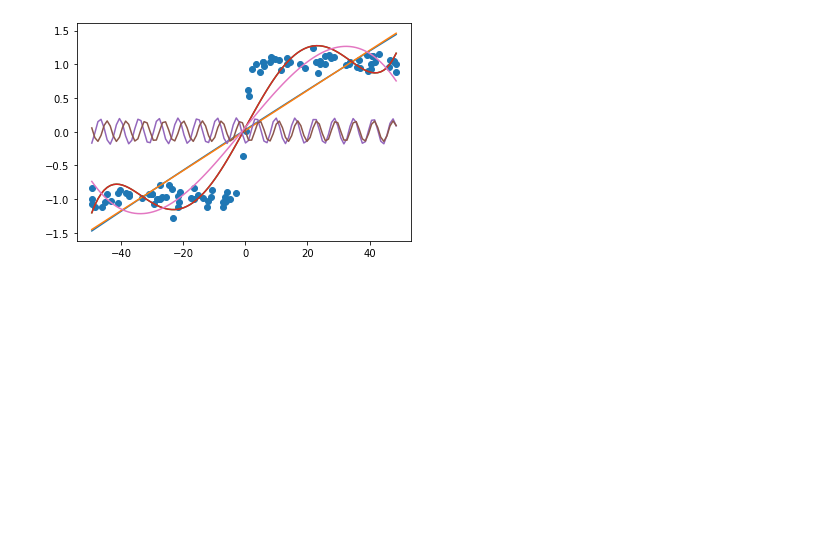
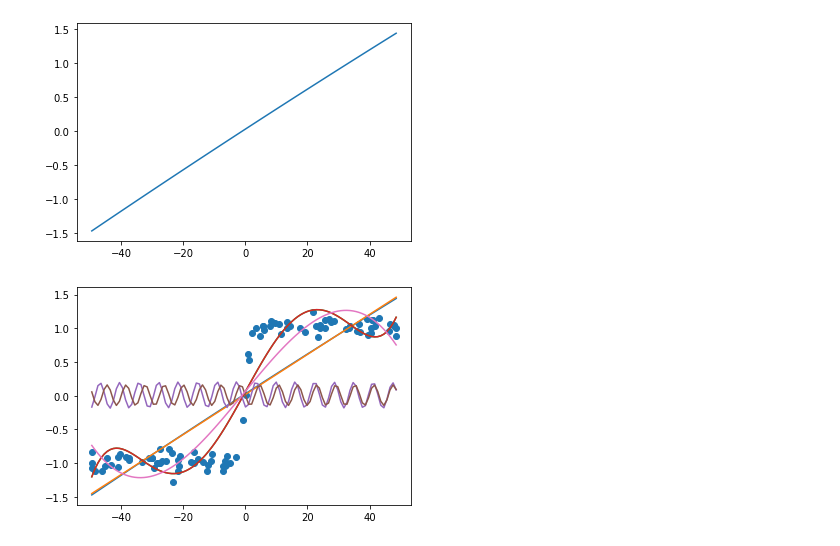
Before and after one commit to UMD-ENMA165/4-21-22-Class, a Jupyter notebook: curve_fitting.ipynb, the cells around one changed output. Cells and saved outputs as stored; diff of their text form; code cells hidden in the pictures; blank space fills up the shorter version.

Commit message:
fit_and_plot addition

```diff
--- a/curve_fitting.ipynb
+++ b/curve_fitting.ipynb
@@ -23,6 +23,17 @@ def toomuch(x, a, b, c, d, e, f):
 
 def sin(x,a,b,c):
     return a * np.sin(b * x) + c
+# %%
+def fit_and_plot(fit_type,x,y):
+    popt,pcov = curve_fit(fit_type, x, y)
+    xfit = np.linspace(np.min(x),np.max(x),100)
+    yfit = fit_type(xfit, *popt)
+    plt.plot(xfit, yfit)
+# %%
+x,y = np.loadtxt('data/set2.csv', delimiter=',', unpack = True)
+fit_and_plot(quadretic,x,y)
+# %% [output]
+[figure, added]
 # %%
 def fitting(x,y):
     plt.scatter(x,y)
```
Also changed, not shown: parts of 1 cell of this notebook.
